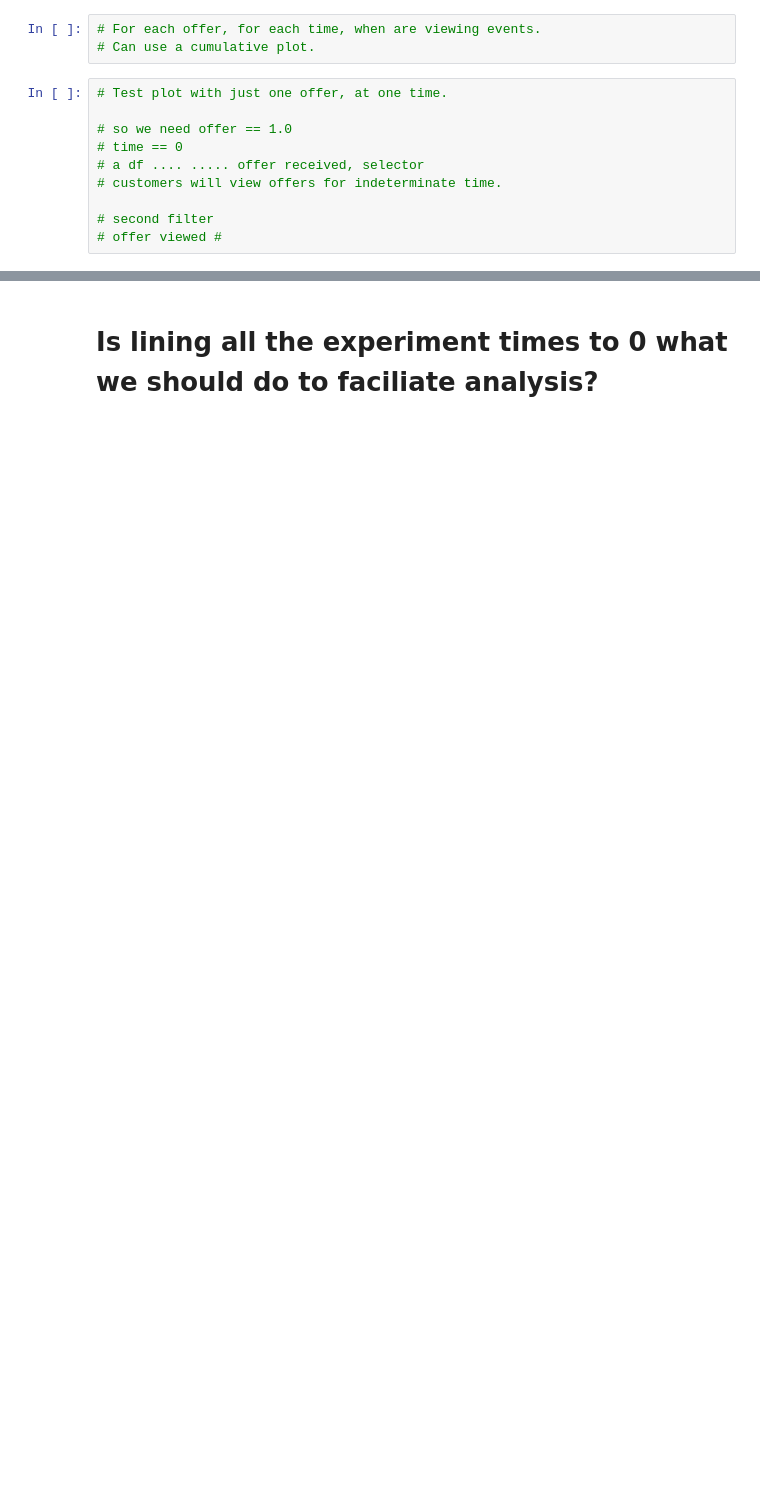
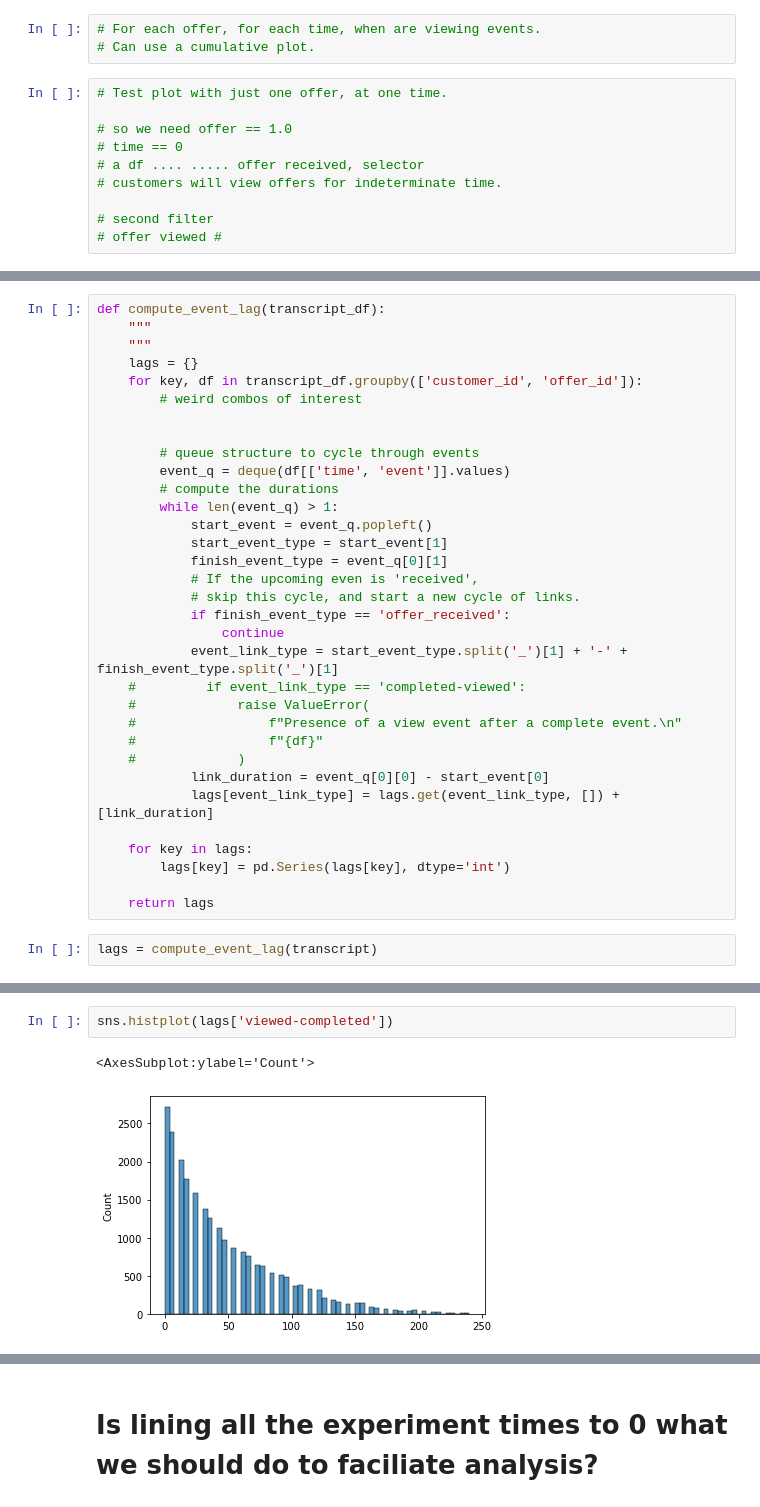
Before and after one commit to andrewKOwong/dsnd-starbucks, a Jupyter notebook: notebook-EDA.ipynb, the cells around one changed output, grey strips where cells are left out. Drawn from its saved outputs; the diff is of its cells as text; blank space fills up the shorter version.

Commit message:
Add partial analyses on inconsistencies in offer data.

```diff
--- a/notebook-EDA.ipynb
+++ b/notebook-EDA.ipynb
@@ -707,0 +886,35 @@ transcript.head()
+# %%
+def compute_event_lag(transcript_df):
+    """
+    """
+    lags = {}
+    for key, df in transcript_df.groupby(['customer_id', 'offer_id']):
+        # weird combos of interest
+
+
+        # queue structure to cycle through events
+        event_q = deque(df[['time', 'event']].values)
+        # compute the durations
+        while len(event_q) > 1:
+            start_event = event_q.popleft()
+            start_event_type = start_event[1]
+            finish_event_type = event_q[0][1]
+            # If the upcoming even is 'received',
+            # skip this cycle, and start a new cycle of links.
+            if finish_event_type == 'offer_received':
+                continue
+            event_link_type = start_event_type.split('_')[1] + '-' + finish_event_type.split('_')[1]
+    #         if event_link_type == 'completed-viewed':
+    #             raise ValueError(
+    #                 f"Presence of a view event after a complete event.\n"
+    #                 f"{df}"
+    #             )
+            link_duration = event_q[0][0] - start_event[0]
+            lags[event_link_type] = lags.get(event_link_type, []) + [link_duration]
+
+    for key in lags:
+        lags[key] = pd.Series(lags[key], dtype='int')
+
+    return lags
+# %%
+lags = compute_event_lag(transcript)
@@ -707,0 +937,5 @@ transcript.head()
+# %%
+sns.histplot(lags['viewed-completed'])
+# %% [output]
+<AxesSubplot:ylabel='Count'>
+[figure, added]
```
Also changed, not shown: parts of 50 cells of this notebook.
